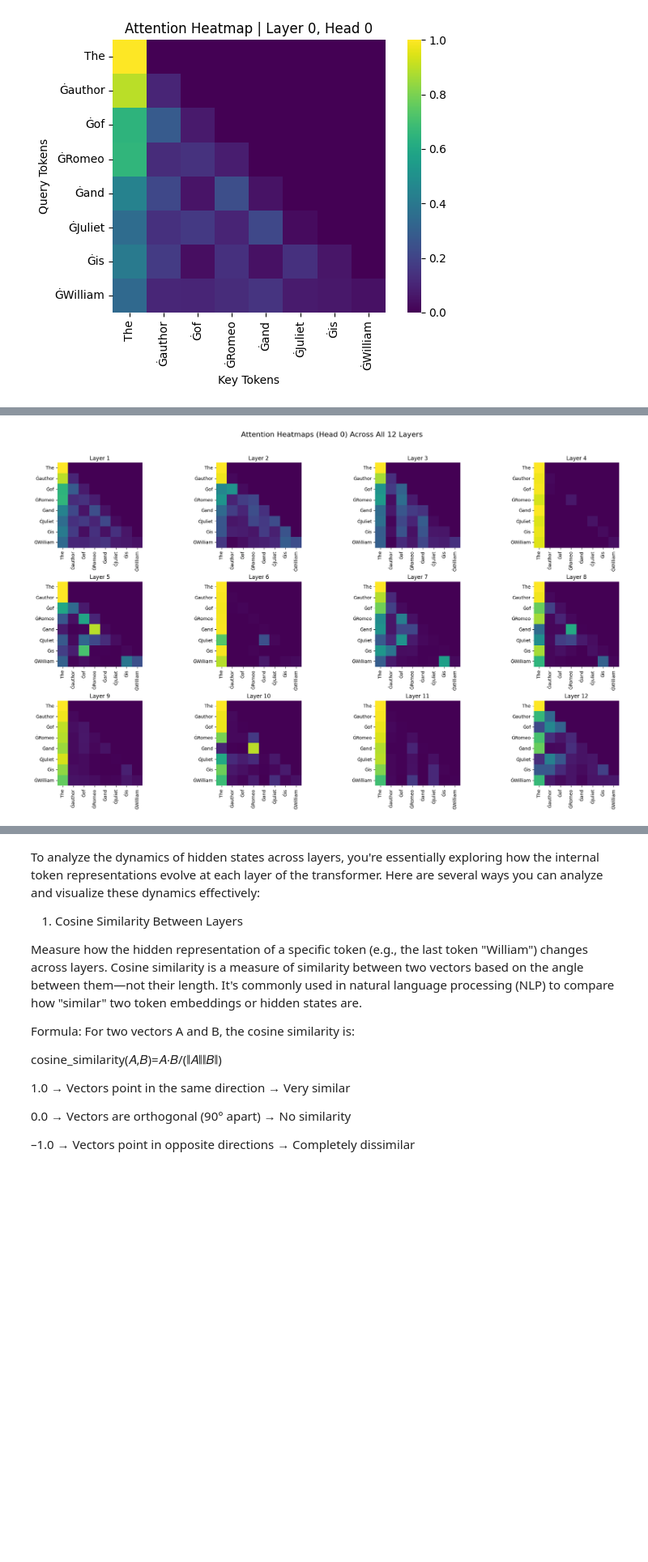
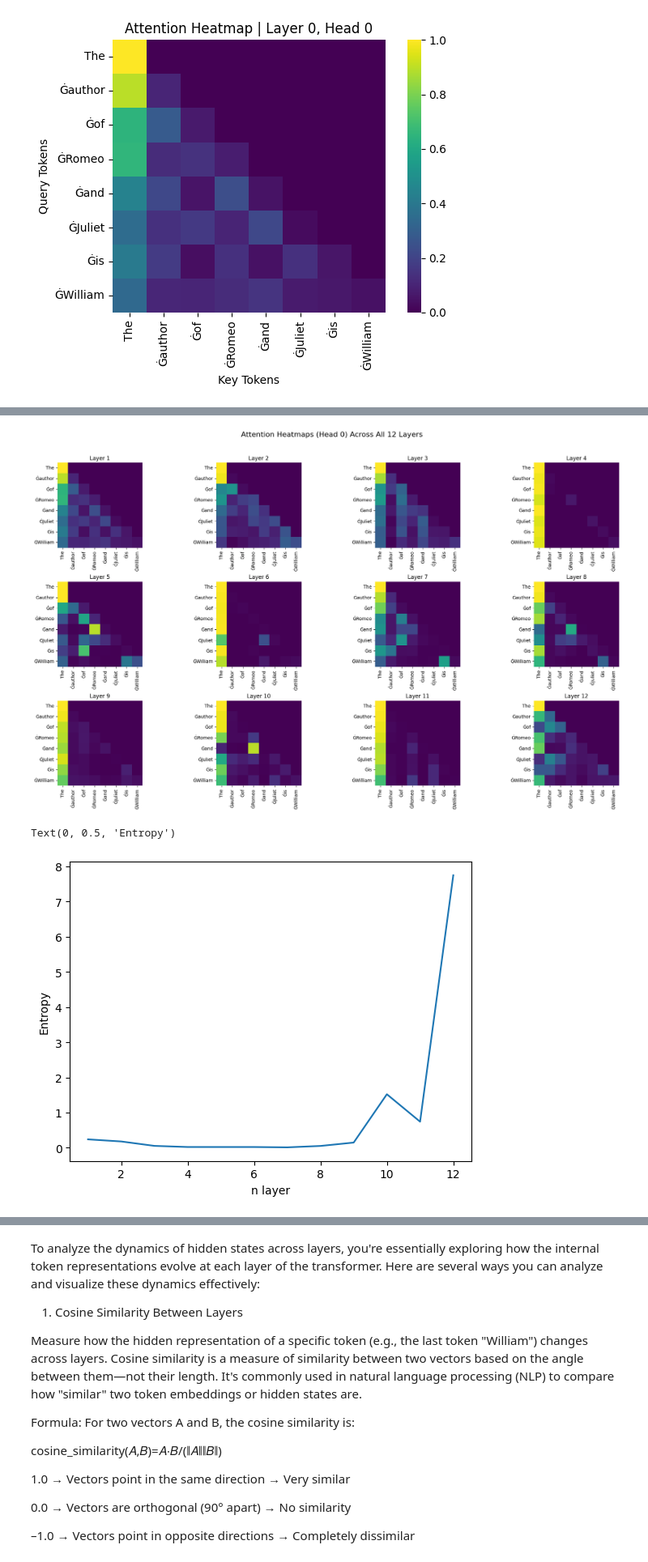
Before and after one commit to miriamzara/LCP_B_GPT2, a Jupyter notebook: prova_angela.ipynb, the cells around one changed output, grey strips where cells are left out. Shown at 81% size. Cells and saved outputs as stored; diff of their text form; code cells hidden in the pictures; blank space fills up the shorter version.

```diff
--- a/prova_angela.ipynb
+++ b/prova_angela.ipynb
@@ -383,20 +383,30 @@ n_layers = len(hidden_states)
 
 # Language modeling head
 lm_head = model.lm_head  # Linear layer from hidden dim -> vocab size
-top_k = 5  # Change as needed
+top_k = 10  # Change as needed
 token_position = -1  # Last token in prompt
 
 print(f"Prompt: {prompt}\n")
+
+temperature = 1.0  # Try 0.7 for sharper, or 1.5 for more diverse
+entropy_list= []
 
 for i in range(1, n_layers):  # skip embeddings (index 0)
     hidden = hidden_states[i]  # shape: [1, seq_len, hidden_dim]
     last_token_vec = hidden[0, token_position, :]  # shape: [hidden_dim]
     logits = lm_head(last_token_vec)  # shape: [vocab_size]
-    probs = torch.softmax(logits, dim=-1)
+    # Apply temperature scaling before softmax
+    scaled_logits = logits / temperature
+    probs = torch.softmax(scaled_logits, dim=-1)
     top_probs, top_ids = torch.topk(probs, top_k)
     top_tokens = tokenizer.convert_ids_to_tokens(top_ids)
 
-    print(f"Layer {i:2d}:")
+    #avoid log(0) by masking zero probs
+    mask = probs >0
+    entropy = -torch.sum(probs[mask] * torch.log2(probs[mask])).item()
+    entropy_list.append(entropy)
+
+    print(f"Layer {i:2d}: Entropy {entropy:.4f}")
     for j in range(top_k):
         print(f"  {j+1:2d}: {top_tokens[j]:>10} ({top_probs[j].item():.4f})")
 
@@ -422,6 +432,10 @@ def plot_attention_layers(attentions, tokens, head_idx=0):
 
 # Call function
 plot_attention_layers(attentions, tokens, head_idx=0)
+
+plt.plot(np.arange(1, n_layers), entropy_list)
+plt.xlabel("n layer")
+plt.ylabel("Entropy")
 # %% [output]
 Prompt: The author of Romeo and Juliet is William
 
@@ -443 +457,3 @@ Layer  2:
 [figure]
+Text(0, 0.5, 'Entropy')
+[figure, added]
```
Also changed, not shown: parts of 5 cells of this notebook, 1 other file.
